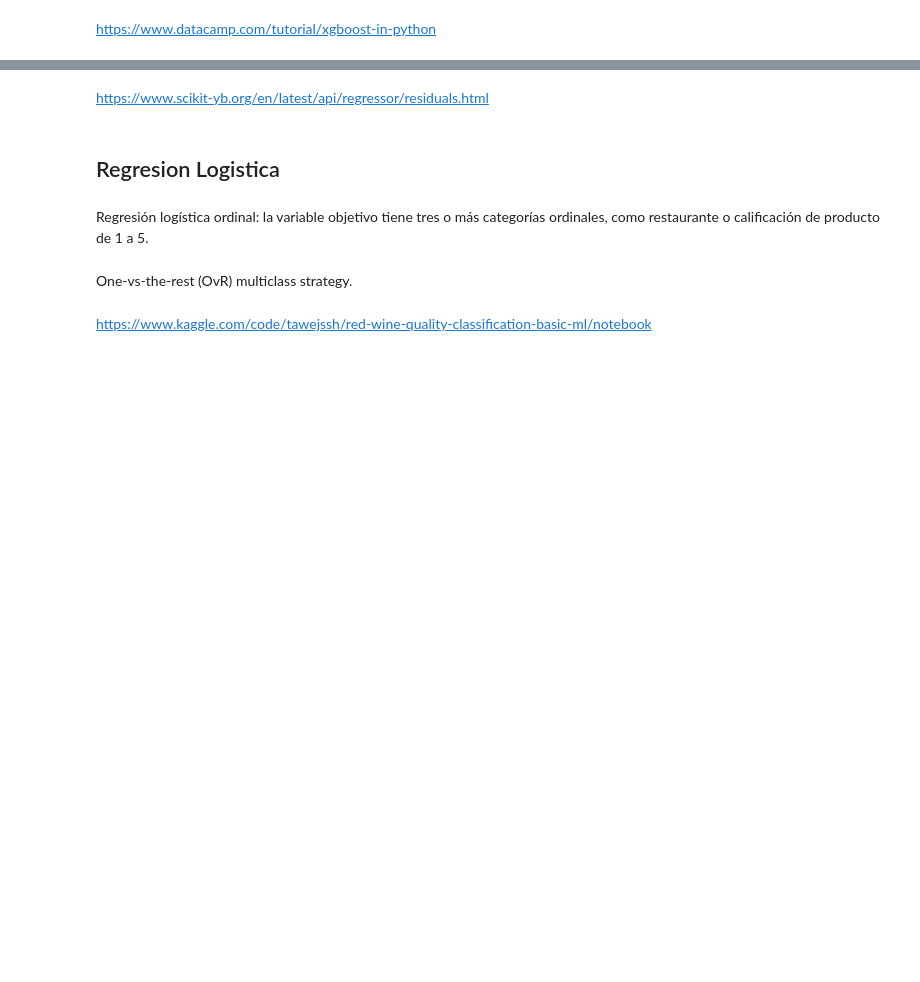
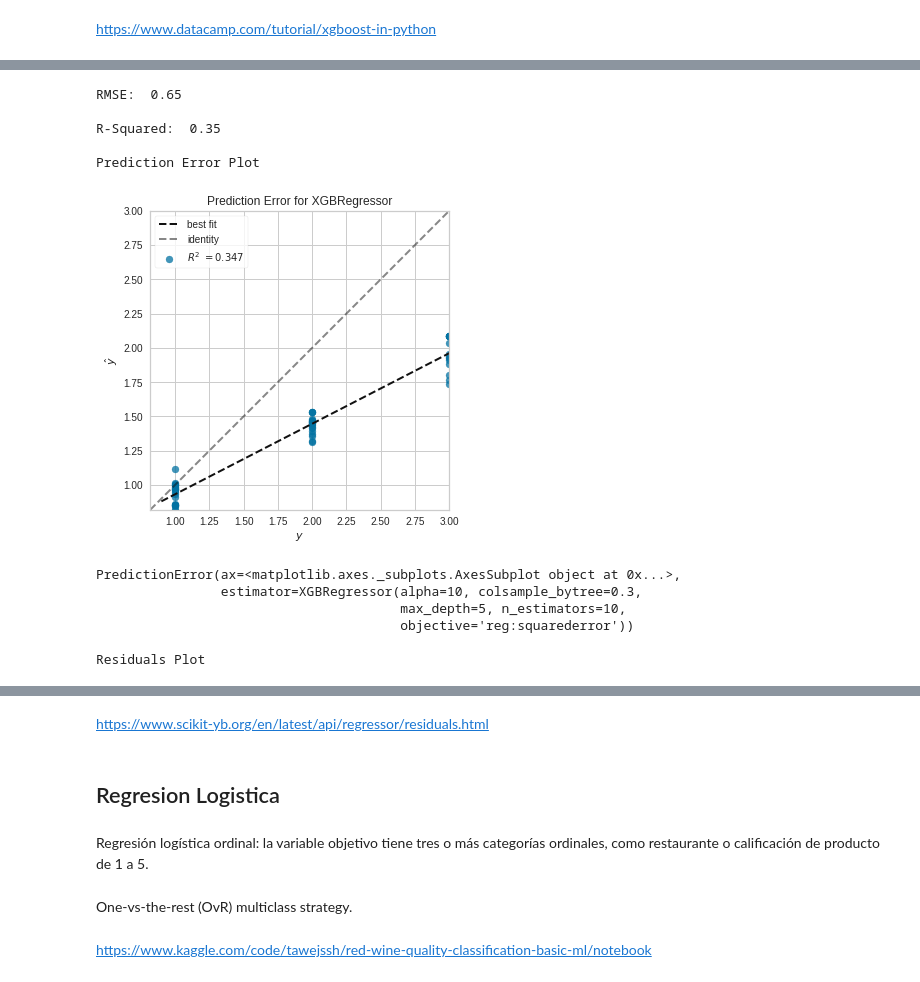
Before and after one commit to JMML2021/Sprint-7.-Algoritmes-d-aprenentatge-supervisat-Classificaci-, a Jupyter notebook: Sprint_7.2_Algoritmes_d’aprenentatge_supervisat_Classificacio.ipynb, the cells around one changed output, grey strips where cells are left out. Saved outputs shown, nothing was run; the diff lists cells and outputs as text; code cells hidden in the pictures; blank space fills up the shorter version.

```diff
--- a/Sprint_7.2_Algoritmes_d’aprenentatge_supervisat_Classificacio.ipynb
+++ b/Sprint_7.2_Algoritmes_d’aprenentatge_supervisat_Classificacio.ipynb
@@ -305,28 +496,41 @@ print("Recall:",metrics.recall_score(y_test, y_pred, average='micro'))
 # Guardo metricas
 metricasEjercicio2.append(['XGBoost',r2_score(y_test, y_pred),0.5,0.5])
 # %%
-# Making the Prediction Error Plot
+# Hacer el grafico de Error
 
 from yellowbrick.regressor import residuals_plot
 from yellowbrick.regressor import prediction_error
 from sklearn.metrics import mean_squared_error as mse
 
-
-MSE = mse(y_true, y_pred)
+MSE = mse(preds , y_test)
+#MSE = mse(y_true, y_pred)
 RMSE = np.sqrt(MSE)
 
 print("\nRMSE: ", np.round(RMSE, 2))
 print()
 print("R-Squared: ", np.round(R_squared, 2))
 
 print("\nPrediction Error Plot")
 print(prediction_error(xg_reg, X_train, y_train, X_test, y_test))
 
 # Making the Residuals Plot
 print("\nResiduals Plot")
 
 #NO SON de la misma LONGITUD ERROR
 #print(residuals_plot(xg_reg, X_train, y_train, X_test, y_test))
+# %% [output]
+RMSE:  0.65
+
+R-Squared:  0.35
+
+Prediction Error Plot
+[figure, added]
+PredictionError(ax=<matplotlib.axes._subplots.AxesSubplot object at 0x...>,
+                estimator=XGBRegressor(alpha=10, colsample_bytree=0.3,
+                                       max_depth=5, n_estimators=10,
+                                       objective='reg:squarederror'))
+
+Residuals Plot
 # %%
 # BORRAR peroblemas con SIZE
 '''
```
Also changed, not shown: parts of 36 cells of this notebook.
